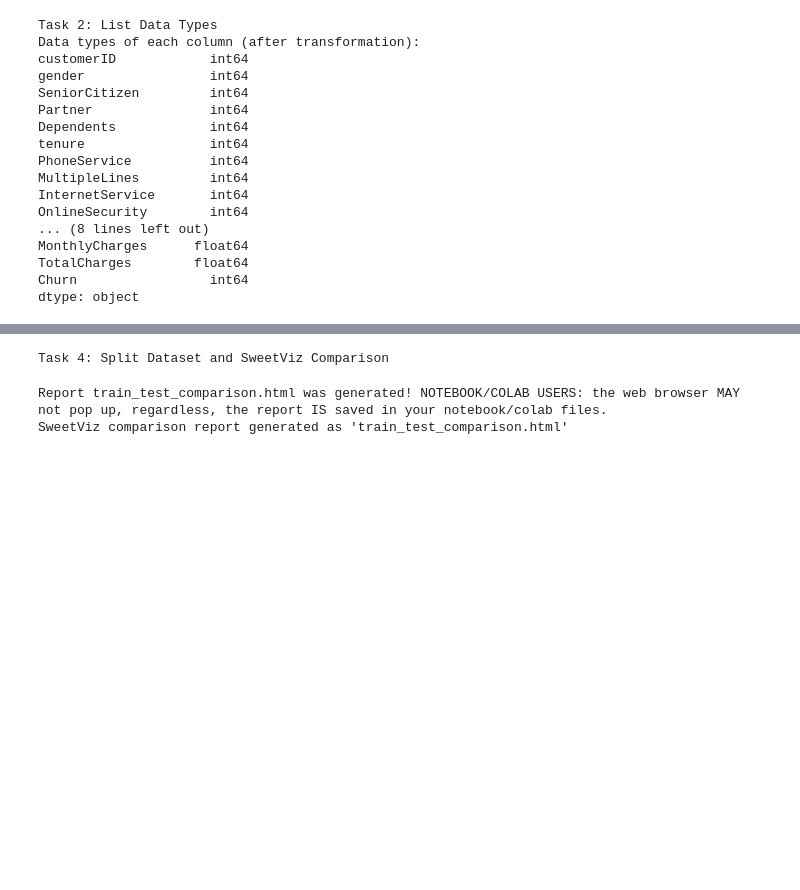
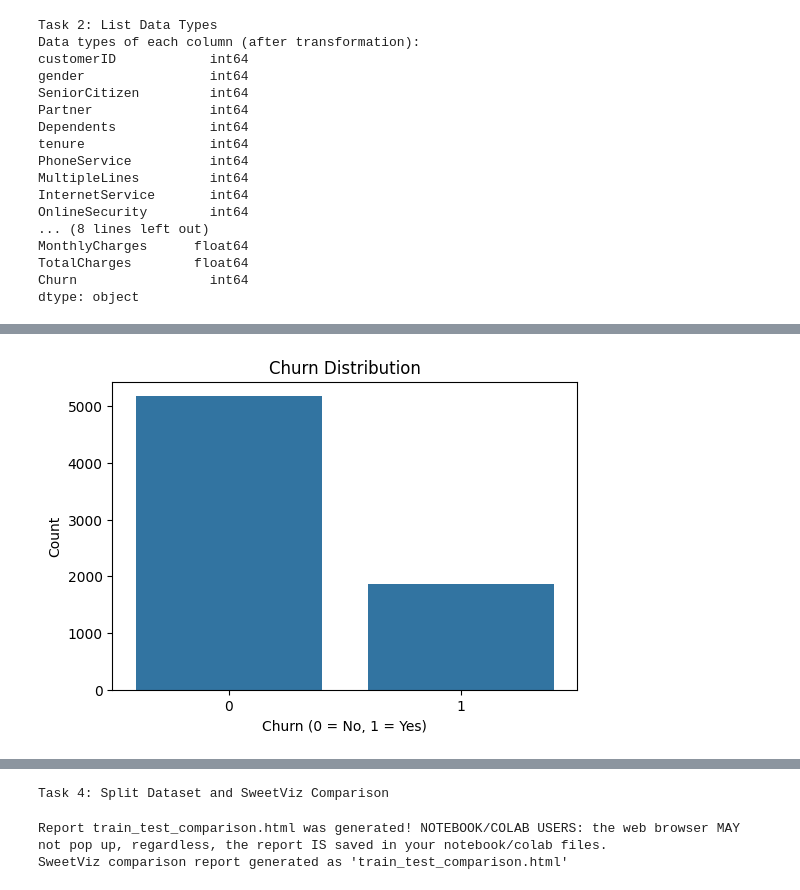
Before and after one commit to Rawal-29/Artificial-Intelligence, a Jupyter notebook: Project_1_g_Rawal.ipynb, the cells around one changed output, grey strips where cells are left out. Drawn from its saved outputs; the diff is of its cells as text; code cells hidden in the pictures; blank space fills up the shorter version.

```diff
--- a/Project_1_g_Rawal.ipynb
+++ b/Project_1_g_Rawal.ipynb
@@ -158,0 +111,94 @@ ydata-profiling report generated as 'eda_report.html'
+# %%
+print("Task 3: Exploratory Data Analysis")
+print(f"Number of rows: {df.shape[0]}, Number of columns: {df.shape[1]}")
+print("Basic statistics:")
+print(df.describe())
+# Churn distribution
+plt.figure(figsize=(6, 4))
+sns.countplot(x='Churn', data=df)
+plt.title("Churn Distribution")
+plt.xlabel("Churn (0 = No, 1 = Yes)")
+plt.ylabel("Count")
+plt.show()
+churn_dist = df['Churn'].value_counts(normalize=True) * 100
+print("Churn distribution (%):")
+print(churn_dist)
+
+# Numeric feature distributions
+print("\nNumeric Feature Distributions:")
+for col in numeric_cols:
+    plt.figure(figsize=(8, 4))
+    sns.histplot(df[col], bins=30, kde=True, color='skyblue')
+    plt.title(f"Distribution of {col}")
+    plt.xlabel(col)
+    plt.ylabel("Count")
+    plt.show()
+    print(f"{col} - Skewness: {df[col].skew():.2f}, Kurtosis: {df[col].kurt():.2f}")
+
+# Correlation analysis
+plt.figure(figsize=(14, 10))
+corr_matrix = df.corr()
+sns.heatmap(corr_matrix, cmap='coolwarm', annot=True, fmt='.2f', linewidths=0.5)
+plt.title("Correlation Heatmap of All Features")
+plt.show()
+
+# Focus on Churn correlations
+churn_corr = corr_matrix['Churn'].sort_values(ascending=False)
+print("\nCorrelation with Churn (top 5 positive and negative):")
+print(churn_corr.head(5))
+print(churn_corr.tail(5))
+
+# Pair plot for key features
+key_features = ['tenure', 'MonthlyCharges', 'TotalCharges', 'Contract', 'Churn']
+sns.pairplot(df[key_features], hue='Churn', diag_kind='kde', palette='husl')
+plt.suptitle("Pair Plot of Key Features vs Churn", y=1.02)
+plt.show()
+
+# Box plots for numeric features vs Churn
+# for col in numeric_cols:
+#     plt.figure(figsize=(8, 4))
+#     sns.boxplot(x='Churn', y=col, data=df, palette='Set2')
+#     plt.title(f"{col} vs Churn")
+#     plt.xlabel("Churn (0 = No, 1 = Yes)")
+#     plt.ylabel(col)
+#     plt.show()
+for col in numeric_cols:
+    plt.figure(figsize=(8, 4))
+    sns.boxplot(x='Churn', y=col, hue='Churn', data=df, palette='Set2', legend=False)
+    plt.title(f"{col} vs Churn")
+    plt.xlabel("Churn (0 = No, 1 = Yes)")
+    plt.ylabel(col)
+    plt.show()
+
+# Categorical feature analysis
+encoded_cats = categorical_cols + binary_cols
+for col in encoded_cats[:5]:
+    plt.figure(figsize=(8, 4))
+    sns.countplot(x=col, hue='Churn', data=df)
+    plt.title(f"{col} vs Churn")
+    plt.xlabel(col)
+    plt.ylabel("Count")
+    plt.xticks(rotation=45)
+    plt.show()
+
+# Feature importance
+X = df.drop('Churn', axis=1)
+y = df['Churn']
+rf = RandomForestClassifier(random_state=42, n_jobs=-1)
+rf.fit(X, y)
+feature_importance = pd.Series(rf.feature_importances_, index=X.columns).sort_values(ascending=False)
+print("\nTop 10 Important Features affecting Churn:")
+print(feature_importance.head(10))
+
+plt.figure(figsize=(10, 6))
+feature_importance.head(10).plot(kind='bar', color='teal')
+plt.title("Top 10 Feature Importance from Random Forest")
+plt.xlabel("Features")
+plt.ylabel("Importance")
+plt.xticks(rotation=45)
+plt.show()
+
+profile = ProfileReport(df, title="EDA Profiling Report", explorative=True)
+profile.to_file("eda_report.html")
+print("ydata-profiling report generated as 'eda_report.html'")
+# %% [output]
@@ -158,0 +222 @@ ydata-profiling report generated as 'eda_report.html'
+[figure, added]
```
Also changed, not shown: parts of 5 cells of this notebook.
